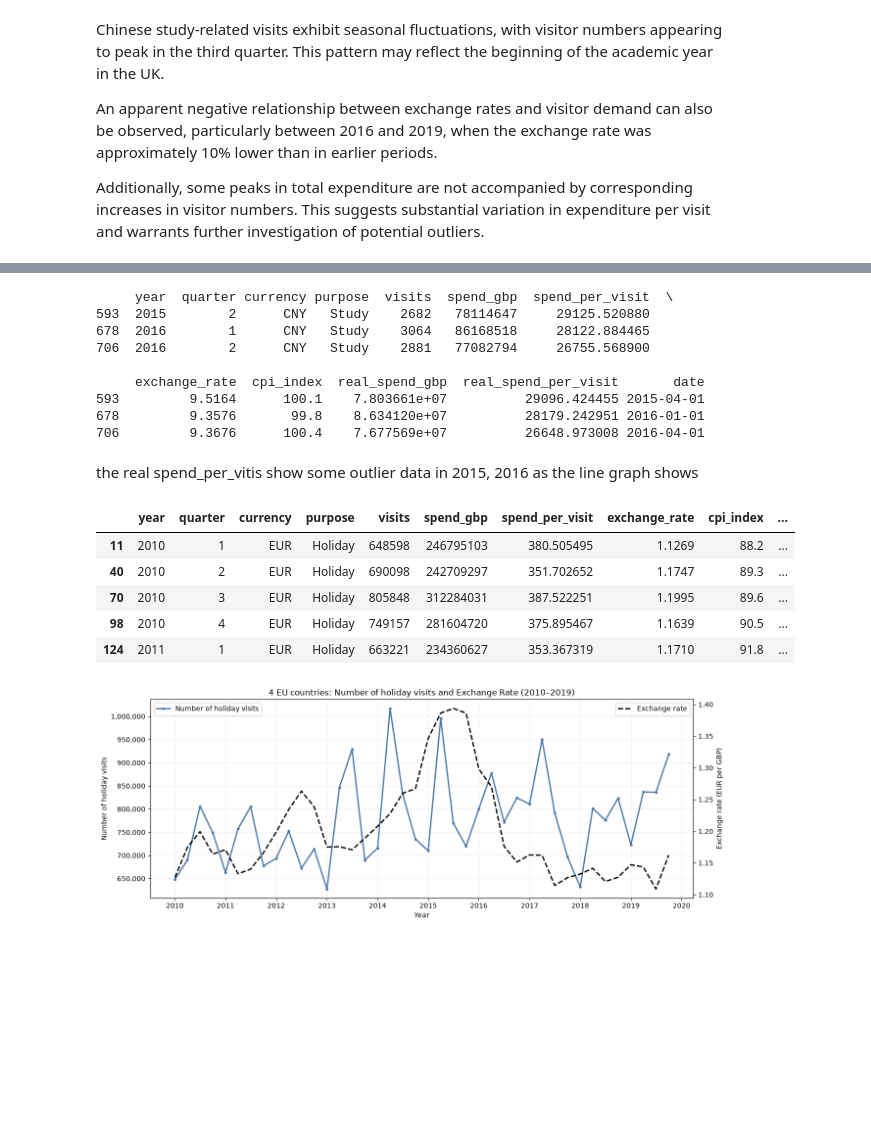
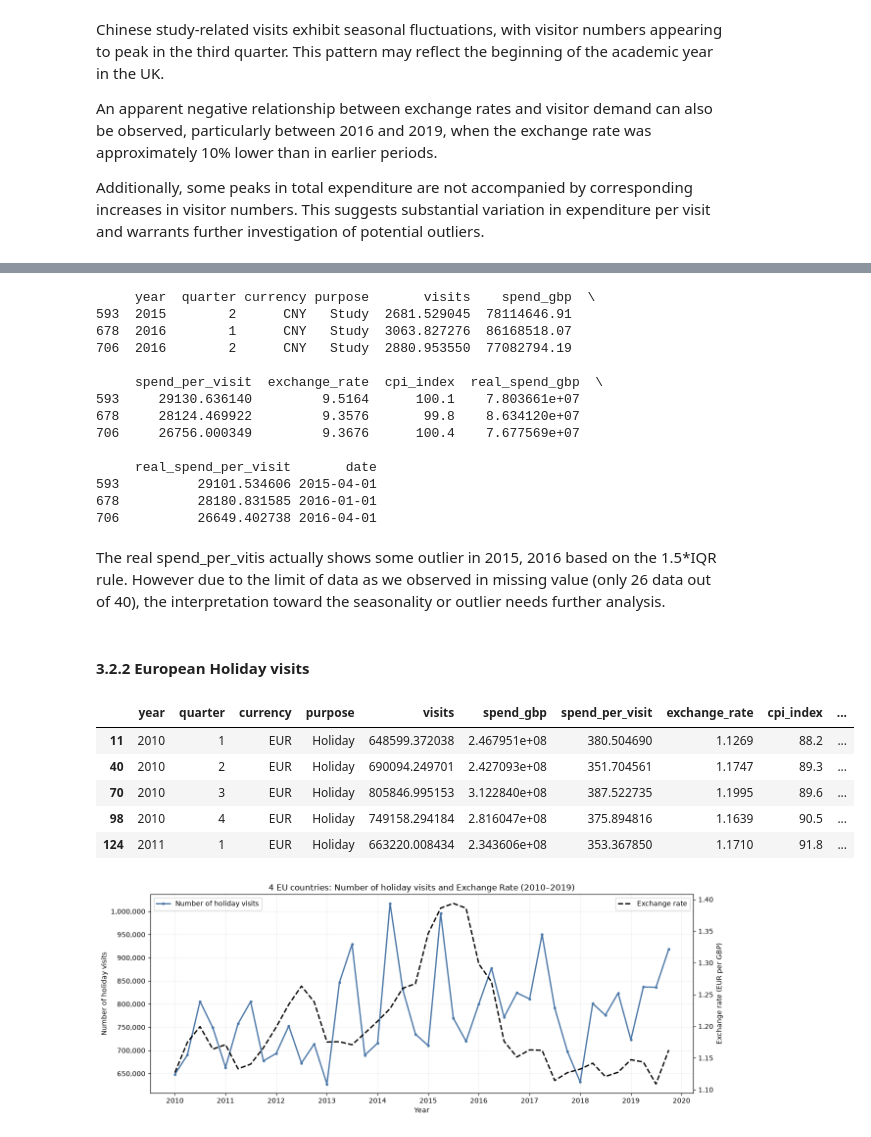
Before and after one commit to clairek26ds/SDPA_summative_Claire, a Jupyter notebook: Component2/component2.ipynb, the cells around one changed output, grey strips where cells are left out. Cells and saved outputs as stored; diff of their text form; code cells hidden in the pictures; blank space fills up the shorter version.

```diff
--- a/Component2/component2.ipynb
+++ b/Component2/component2.ipynb
@@ -116,9 +127,9 @@ visits_df["year"] = pd.to_numeric(visits_df["year"], errors="coerce")
 visits_df = visits_df[visits_df["year"].between(2010, 2019)].copy()
 visits_df["year"] = visits_df["year"].astype(int)
 # %%
-visits_df['visits'] = (visits_df['Visits (000s)']*1000).round().astype(int)
-visits_df['spend_gbp'] = (visits_df['Spend (£m)']*1000000).round().astype(int)
-visits_df['total_nights'] = (visits_df['Nights (000s)']*1000).round().astype(int)
+visits_df['visits'] = visits_df['Visits (000s)']*1000
+visits_df['spend_gbp'] = visits_df['Spend (£m)']*1_000_000
+visits_df['total_nights'] = visits_df['Nights (000s)']*1000
 
 visits_df = visits_df.drop(columns = ['Visits (000s)', 'Spend (£m)', 'Nights (000s)'])
 
@@ -763,41 +815,48 @@ china_edu_df.describe()
 # %%
-# catching outlier data for 'spend per visit' in CNY and study data
-q1 = china_edu_df["spend_per_visit"].quantile(0.25)
-q3 = china_edu_df["spend_per_visit"].quantile(0.75)
+# catching outlier data for 'real_spend per visit' in CNY and study data
+q1 = china_edu_df["real_spend_per_visit"].quantile(0.25)
+q3 = china_edu_df["real_spend_per_visit"].quantile(0.75)
 iqr = q3 - q1
 
 lower = q1 - 1.5 * iqr
 upper = q3 + 1.5 * iqr
 
 outliers = china_edu_df[
-    (china_edu_df["spend_per_visit"] > upper) |
-    (china_edu_df["spend_per_visit"] < lower)
+    (china_edu_df["real_spend_per_visit"] > upper) |
+    (china_edu_df["real_spend_per_visit"] < lower)
 ]
 
 print(outliers)
 # %% [output]
-     year  quarter currency purpose  visits  spend_gbp  spend_per_visit  \
-593  2015        2      CNY   Study    2682   78114647     29125.520880
-678  2016        1      CNY   Study    3064   86168518     28122.884465
-706  2016        2      CNY   Study    2881   77082794     26755.568900
+     year  quarter currency purpose       visits    spend_gbp  \
+593  2015        2      CNY   Study  2681.529045  78114646.91
+678  2016        1      CNY   Study  3063.827276  86168518.07
+706  2016        2      CNY   Study  2880.953550  77082794.19
 
-     exchange_rate  cpi_index  real_spend_gbp  real_spend_per_visit       date
-593         9.5164      100.1    7.803661e+07          29096.424455 2015-04-01
-678         9.3576       99.8    8.634120e+07          28179.242951 2016-01-01
-706         9.3676      100.4    7.677569e+07          26648.973008 2016-04-01
+     spend_per_visit  exchange_rate  cpi_index  real_spend_gbp  \
+593     29130.636140         9.5164      100.1    7.803661e+07
+678     28124.469922         9.3576       99.8    8.634120e+07
+706     26756.000349         9.3676      100.4    7.677569e+07
+
+     real_spend_per_visit       date
+593          29101.534606 2015-04-01
+678          28180.831585 2016-01-01
+706          26649.402738 2016-04-01
 # %% [markdown]
-the real spend_per_vitis show some outlier data in 2015, 2016 as the line graph shows
+The real spend_per_vitis actually shows some outlier in 2015, 2016 based on the 1.5*IQR rule. However due to the limit of data as we observed in missing value (only 26 data out of 40), the interpretation toward the seasonality or outlier needs further analysis.
+# %% [markdown]
+#### 3.2.2 European Holiday visits
 # %%
 # creating dataframe of EUR & holiday
-holiday_eur_df = eda_df[(eda_df["purpose"] == "Holiday") & (eda_df["currency"] == "EUR")]
+holiday_eur_df = eda_df[(eda_df["purpose"] == "Holiday") & (eda_df["currency"] == "EUR")].copy()
 display(holiday_eur_df.head())
 # %% [output]
 |  | year | quarter | currency | purpose | visits | spend_gbp | spend_per_visit | exchange_rate | cpi_index | ... |
-| 11 | 2010 | 1 | EUR | Holiday | 648598 | 246795103 | 380.505495 | 1.1269 | 88.2 | ... |
-| 40 | 2010 | 2 | EUR | Holiday | 690098 | 242709297 | 351.702652 | 1.1747 | 89.3 | ... |
-| 70 | 2010 | 3 | EUR | Holiday | 805848 | 312284031 | 387.522251 | 1.1995 | 89.6 | ... |
-| 98 | 2010 | 4 | EUR | Holiday | 749157 | 281604720 | 375.895467 | 1.1639 | 90.5 | ... |
-| 124 | 2011 | 1 | EUR | Holiday | 663221 | 234360627 | 353.367319 | 1.1710 | 91.8 | ... |
+| 11 | 2010 | 1 | EUR | Holiday | 648599.372038 | 2.467951e+08 | 380.504690 | 1.1269 | 88.2 | ... |
+| 40 | 2010 | 2 | EUR | Holiday | 690094.249701 | 2.427093e+08 | 351.704561 | 1.1747 | 89.3 | ... |
+| 70 | 2010 | 3 | EUR | Holiday | 805846.995153 | 3.122840e+08 | 387.522735 | 1.1995 | 89.6 | ... |
+| 98 | 2010 | 4 | EUR | Holiday | 749158.294184 | 2.816047e+08 | 375.894816 | 1.1639 | 90.5 | ... |
+| 124 | 2011 | 1 | EUR | Holiday | 663220.008434 | 2.343606e+08 | 353.367850 | 1.1710 | 91.8 | ... |
 # %%
 # time series line graph showing visits and spending with EUR exchange rate
 plot_market_trend(holiday_eur_df, "EUR", "visits",
```
Also changed, not shown: parts of 32 cells of this notebook.
